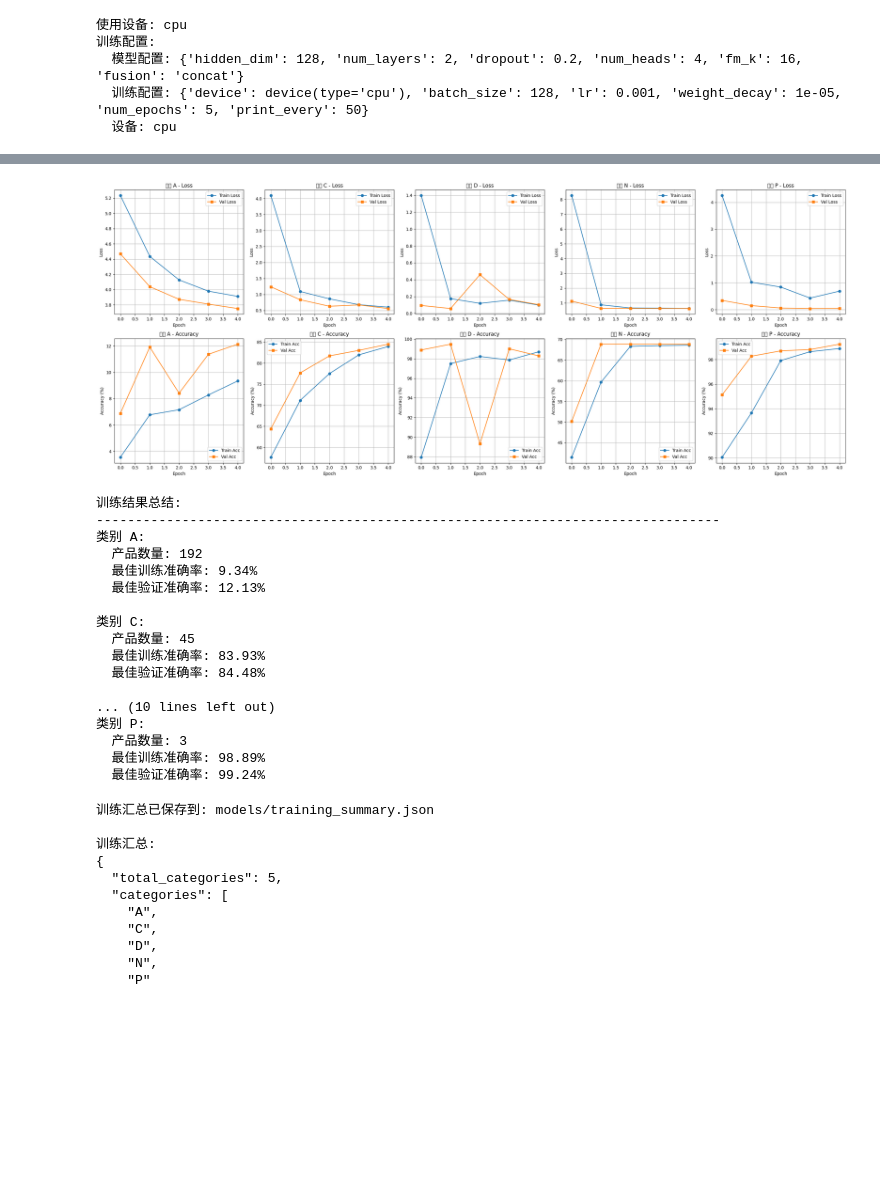
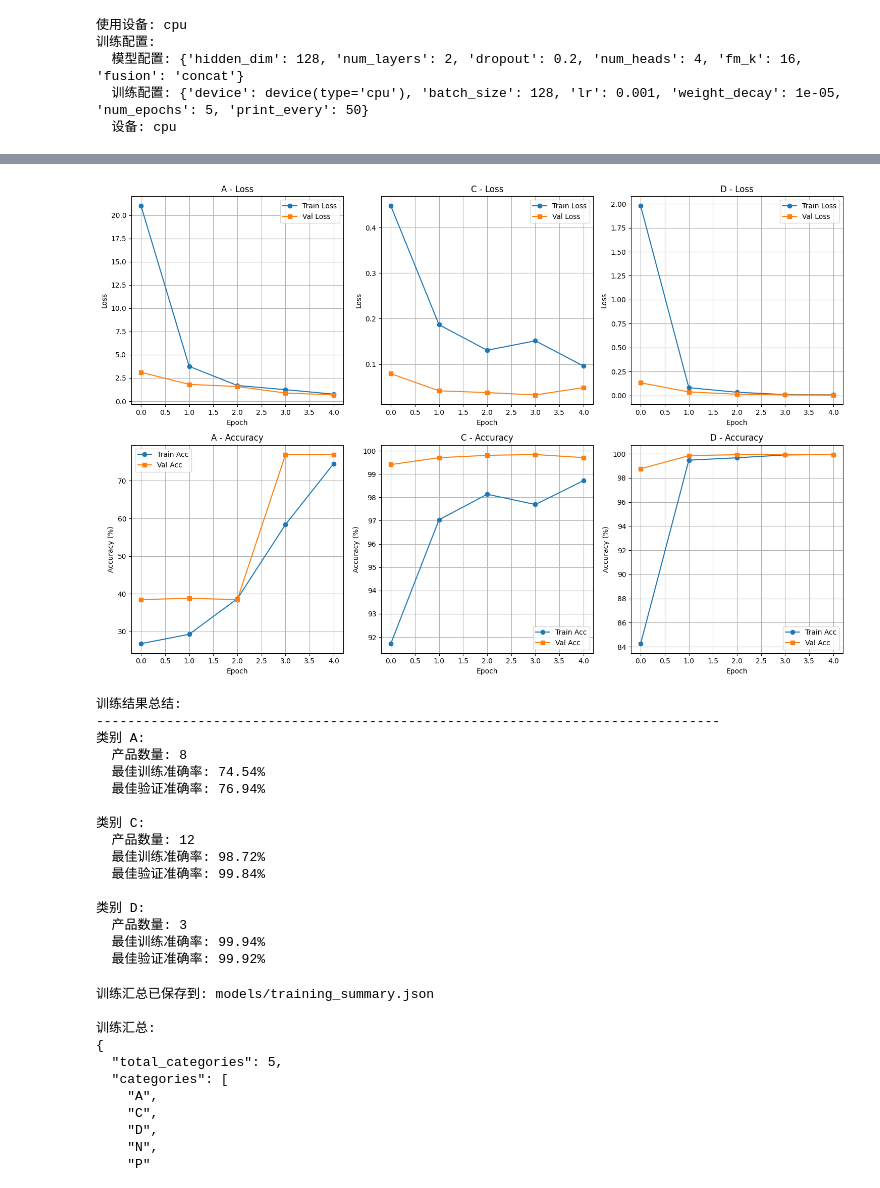
Before and after one commit to carloschen-2004/The-4th-China-Graduate-Financial-Technology-Innovation-Competition, a Jupyter notebook: Chenshi/Transformer_baseline.ipynb, the cells around one changed output, grey strips where cells are left out. Saved outputs shown, nothing was run; the diff lists cells and outputs as text; code cells hidden in the pictures; blank space fills up the shorter version.

```diff
--- a/Chenshi/Transformer_baseline.ipynb
+++ b/Chenshi/Transformer_baseline.ipynb
@@ -274,7 +305,7 @@ def train_category_model(category, df_category, model_config, train_config, save
     print(f"数据量: {len(df_category)} 行")
 
     # 1. 为该类别创建prod_id映射
-    unique_prods = df_category['prod_id'].astype(str).unique().tolist()
+    unique_prods = df_category['prod_group'].astype(str).unique().tolist()
     PAD, OOV = 0, 1
     id2idx = {p: i+2 for i, p in enumerate(unique_prods)}
     num_items = len(id2idx) + 2
@@ -287,9 +318,9 @@ def train_category_model(category, df_category, model_config, train_config, save
 
     # 2. 准备数据
     def prepare_data(df):
-        feature_cols = [col for col in df.columns if col not in ['prod_id', 'prod_cat']]
+        feature_cols = [col for col in df.columns if col not in ['prod_group', 'prod_cat']]
         X = df[feature_cols].values.astype(np.float32)
-        y = df['prod_id'].astype(str).apply(prod_to_idx).values
+        y = df['prod_group'].astype(str).apply(prod_to_idx).values
         return X, y
 
     X, y = prepare_data(df_category)
@@ -520,12 +551,12 @@ print(f"类别列表: {categories_to_train}\n")
 
 # 对每个类别进行训练
 for category in categories_to_train:
-    if category in merged_df_dict and len(merged_df_dict[category]) > 0:
+    if category in model_dict and len(model_dict[category]) > 0:
         try:
             # 训练该类别的模型
             model, id2idx, idx2prod, history = train_category_model(
                 category=category,
-                df_category=merged_df_dict[category],
+                df_category=model_dict[category],
                 model_config=model_config,
                 train_config=train_config,
                 save_dir='models'
@@ -666,54 +649,53 @@ for idx, (category, history) in enumerate(trained_histories.items()):
     ax1.plot(history['val_losses'], label='Val Loss', marker='s')
     ax1.set_xlabel('Epoch')
     ax1.set_ylabel('Loss')
-    ax1.set_title(f'类别 {category} - Loss')
+    ax1.set_title(f'{category} - Loss')
     ax1.legend()
     ax1.grid(True)
 
     # 准确率曲线
     ax2 = axes[1, idx]
     ax2.plot(history['train_accuracies'], label='Train Acc', marker='o')
     ax2.plot(history['val_accuracies'], label='Val Acc', marker='s')
     ax2.set_xlabel('Epoch')
     ax2.set_ylabel('Accuracy (%)')
-    ax2.set_title(f'类别 {category} - Accuracy')
+    ax2.set_title(f'{category} - Accuracy')
     ax2.legend()
     ax2.grid(True)
 
 plt.tight_layout()
 plt.show()
 
 # 打印总结
 print("\n训练结果总结:")
 print("-" * 80)
 for category, history in trained_histories.items():
     best_train_acc = max(history['train_accuracies'])
     best_val_acc = max(history['val_accuracies'])
     num_products = len(trained_id2idx[category])
     print(f"类别 {category}:")
     print(f"  产品数量: {num_products}")
     print(f"  最佳训练准确率: {best_train_acc:.2f}%")
     print(f"  最佳验证准确率: {best_val_acc:.2f}%")
     print()
 # %% [output]
-[figure, old version]
+[figure, new version]
 训练结果总结:
 --------------------------------------------------------------------------------
 类别 A:
-  产品数量: 192
-  最佳训练准确率: 9.34%
-  最佳验证准确率: 12.13%
+  产品数量: 8
+  最佳训练准确率: 74.54%
+  最佳验证准确率: 76.94%
 
 类别 C:
-  产品数量: 45
-  最佳训练准确率: 83.93%
-  最佳验证准确率: 84.48%
+  产品数量: 12
+  最佳训练准确率: 98.72%
+  最佳验证准确率: 99.84%
 
-... (10 lines left out)
-类别 P:
+类别 D:
   产品数量: 3
-  最佳训练准确率: 98.89%
-  最佳验证准确率: 99.24%
+  最佳训练准确率: 99.94%
+  最佳验证准确率: 99.92%
 # %%
 # ============= 保存所有模型信息的汇总 =============
 import json
```
Also changed, not shown: parts of 5 cells of this notebook, 5 other files.
